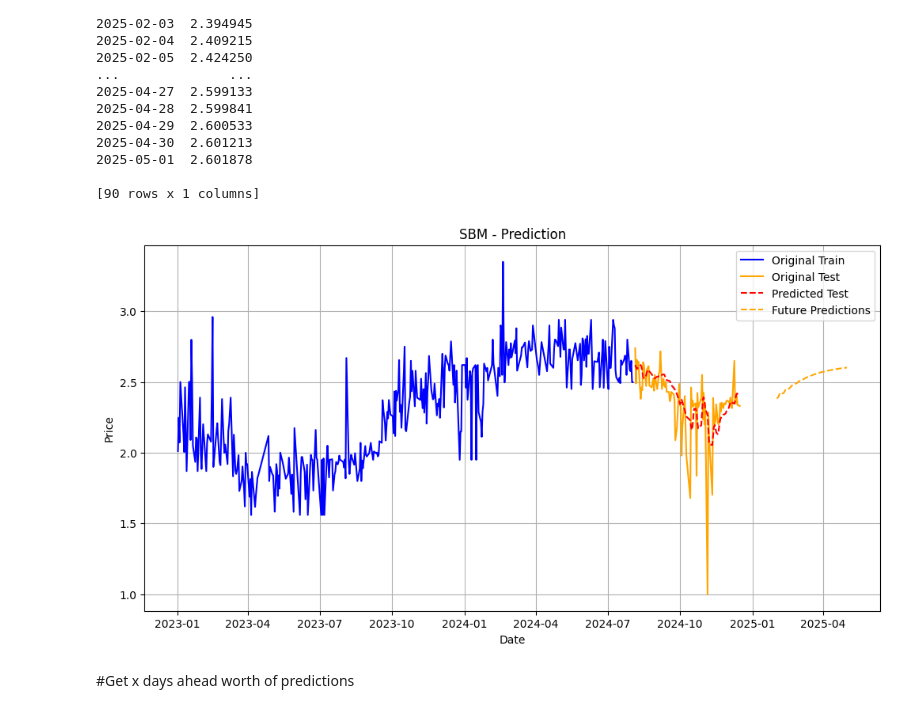
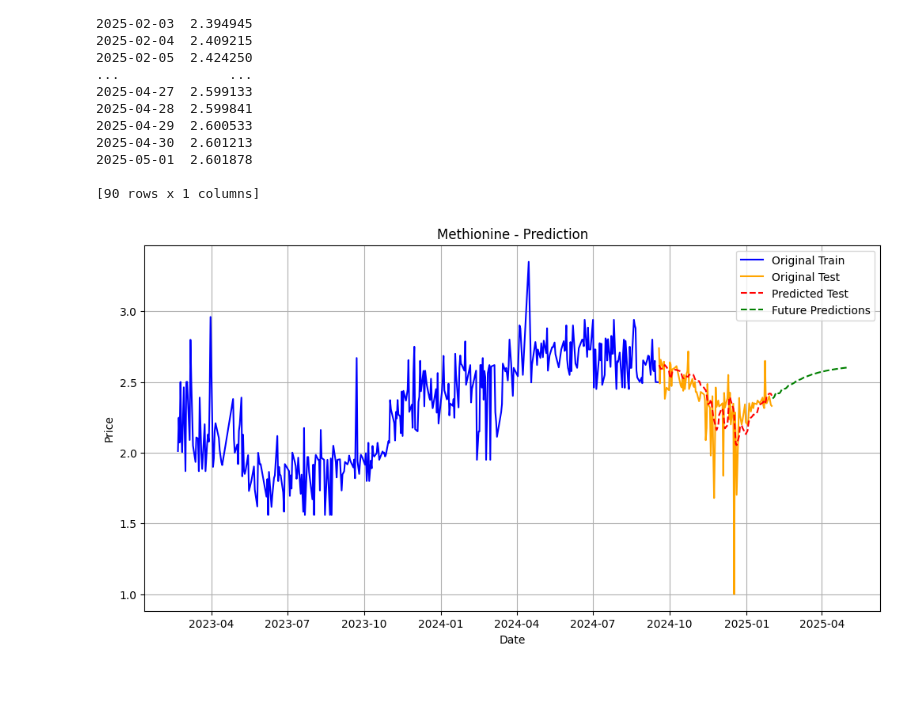
Before and after one commit to suhaodatascichem/Methionine-price, a Jupyter notebook: Methionine_price.ipynb, the cells around one changed output. Saved outputs shown, nothing was run; the diff lists cells and outputs as text; code cells hidden in the pictures; blank space fills up the shorter version.

```diff
--- a/Methionine_price.ipynb
+++ b/Methionine_price.ipynb
@@ -465,8 +465,8 @@ array([2.6076941], dtype=float32)
 train_size = len(y_train)
 test_size = len(y_test)
 # Get the date ranges
-train_dates = df['Date'][:train_size]
-test_dates = df['Date'][train_size:train_size + test_size]
+train_dates = df['Date'][ws:train_size + ws]
+test_dates = df['Date'][train_size + ws:train_size + ws + train_size + test_size]
 
 # Plot
 plt.figure(figsize=(12, 6))
@@ -536,17 +645,15 @@ print(predictions)
 # %%
 plt.figure(figsize=(12, 6))
 plt.style.use('default')
 plt.plot(train_dates, y_train, label='Original Train', color = 'blue')
 plt.plot(test_dates, y_test, label='Original Test', color = 'orange')
 plt.plot(test_dates, y_test_pred, label='Predicted Test', linestyle='--', color = 'Red')
-plt.plot(predictions['Price'], label='Future Predictions', linestyle='--', color='orange')
+plt.plot(predictions['Price'], label='Future Predictions', linestyle='--', color='green')
 plt.xlabel('Date')
 plt.ylabel('Price')
-plt.title('SBM - Prediction')
+plt.title('Methionine - Prediction')
 plt.legend()
 plt.grid(True)
 plt.show()
 # %% [output]
-[figure, old version]
+[figure, new version]
-# %% [markdown]
-#Get x days ahead worth of predictions
```
Also changed, not shown: parts of 12 cells of this notebook.
